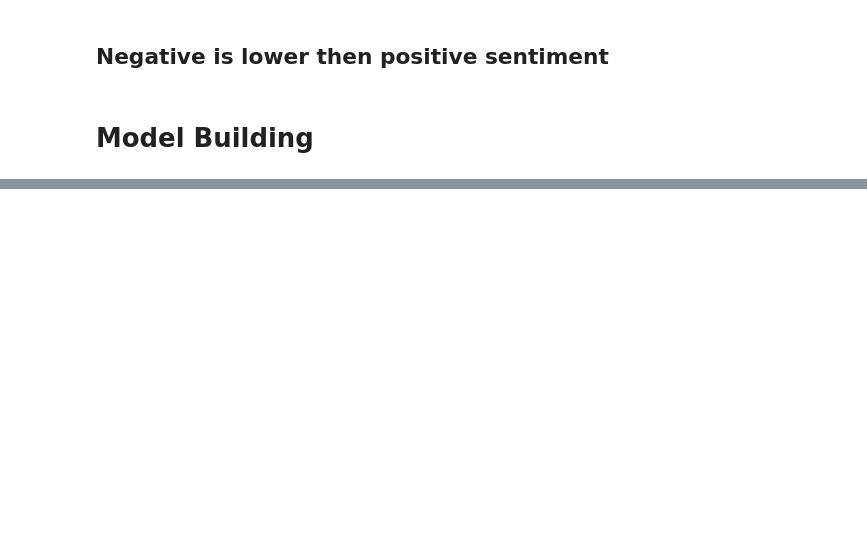
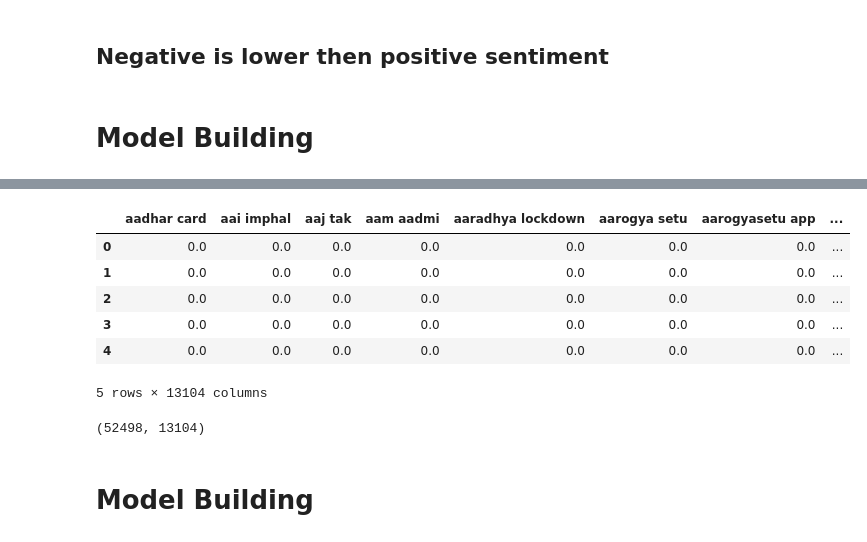
Before and after one commit to ayushjain9/NLP_SentimentAnalysis, a Jupyter notebook: master.ipynb, the cells around one changed output, grey strips where cells are left out. Saved outputs shown, nothing was run; the diff lists cells and outputs as text; code cells hidden in the pictures; blank space fills up the shorter version.

Commit message:
Model Added

```diff
--- a/master.ipynb
+++ b/master.ipynb
@@ -739,5 +845,6 @@ plt.show()
 # %%
 from sklearn.feature_extraction.text import TfidfVectorizer
-vector = TfidfVectorizer(ngram_range=(1,2),min_df=1)
-vector.fit(df_new['clean_texts'])
-vect_X = vector.fit_transform(df_new['clean_texts'])
+vector = TfidfVectorizer(ngram_range=(2,2),min_df=5, max_df=0.9, stop_words='english')
+vector.fit(df_India['clean_texts'])
+vect_X = vector.fit_transform(df_India['clean_texts'])
+vect_X.shape
@@ -747,0 +855,16 @@ MemoryError: Unable to allocate 5.31 TiB for an array with shape (300879, 242476
+# %%
+raw_df.head()
+# %% [output]
+|  | aadhar card | aai imphal | aaj tak | aam aadmi | aaradhya lockdown | aarogya setu | aarogyasetu app | ... |
+| 0 | 0.0 | 0.0 | 0.0 | 0.0 | 0.0 | 0.0 | 0.0 | ... |
+| 1 | 0.0 | 0.0 | 0.0 | 0.0 | 0.0 | 0.0 | 0.0 | ... |
+| 2 | 0.0 | 0.0 | 0.0 | 0.0 | 0.0 | 0.0 | 0.0 | ... |
+| 3 | 0.0 | 0.0 | 0.0 | 0.0 | 0.0 | 0.0 | 0.0 | ... |
+| 4 | 0.0 | 0.0 | 0.0 | 0.0 | 0.0 | 0.0 | 0.0 | ... |
+5 rows × 13104 columns
+# %%
+raw_df.shape
+# %% [output]
+(52498, 13104)
+# %% [markdown]
+# Model Building
```
Also changed, not shown: parts of 61 cells of this notebook.
